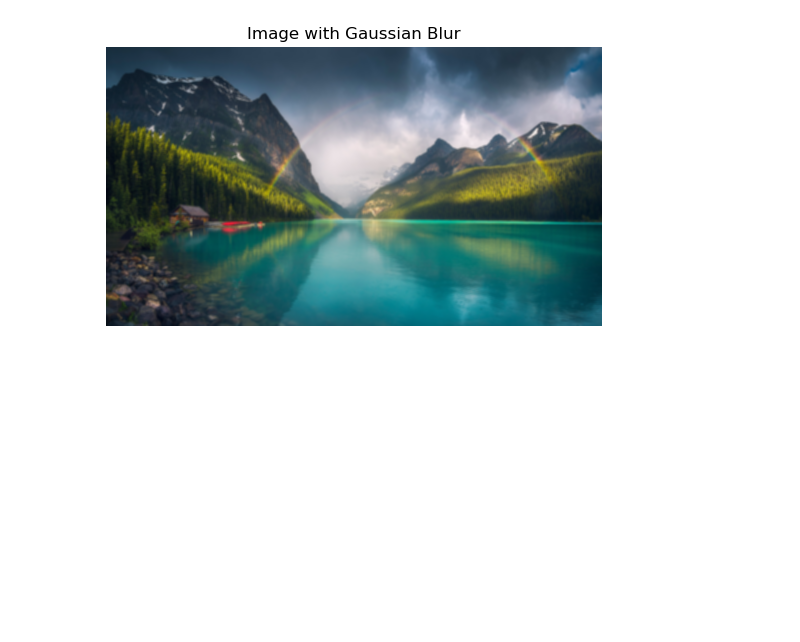
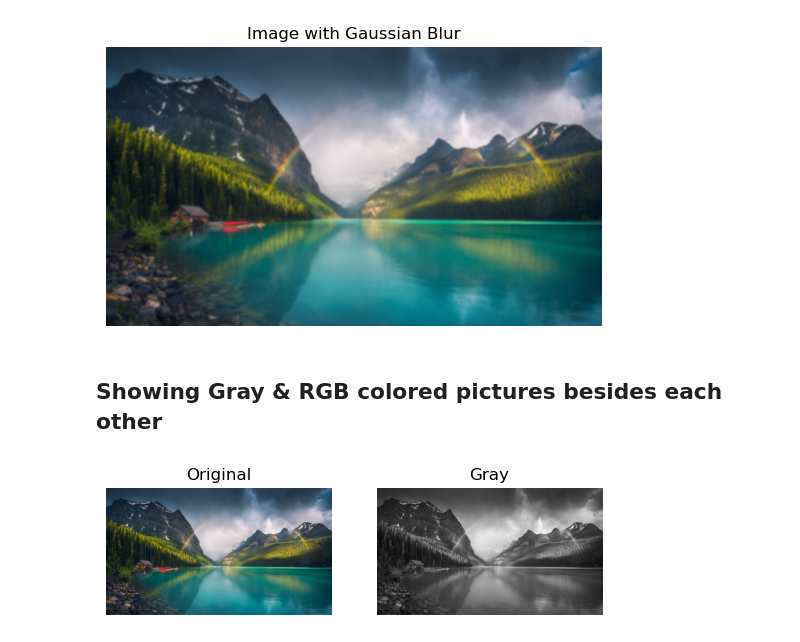
Before and after one commit to Arian2077/Computer_Graphic, a Jupyter notebook: session 2/Untitled.ipynb, the cells around one changed output. Drawn from its saved outputs; the diff is of its cells as text; code cells hidden in the pictures; blank space fills up the shorter version.

```diff
--- a/session 2/Untitled.ipynb
+++ b/session 2/Untitled.ipynb
@@ -25,3 +26,21 @@ plt.show()
 # %% [output]
 [figure]
 [figure]
+# %% [markdown]
+## Showing Gray & RGB colored pictures besides each other
+# %%
+# Converting BGR to Gray color
+Gray = cv2.cvtColor(image,cv2.COLOR_BGR2GRAY)
+# Using subplot
+plt.subplot(1,2,1) # 1 row / 2 columns
+plt.imshow(RGB)
+plt.title("Original")
+plt.axis('off')
+
+plt.subplot(1,2,2)
+plt.imshow(Gray,cmap='gray')
+plt.title("Gray")
+plt.axis('off')
+plt.show()
+# %% [output]
+[figure, added]
```
Also changed, not shown: parts of 5 cells of this notebook.
